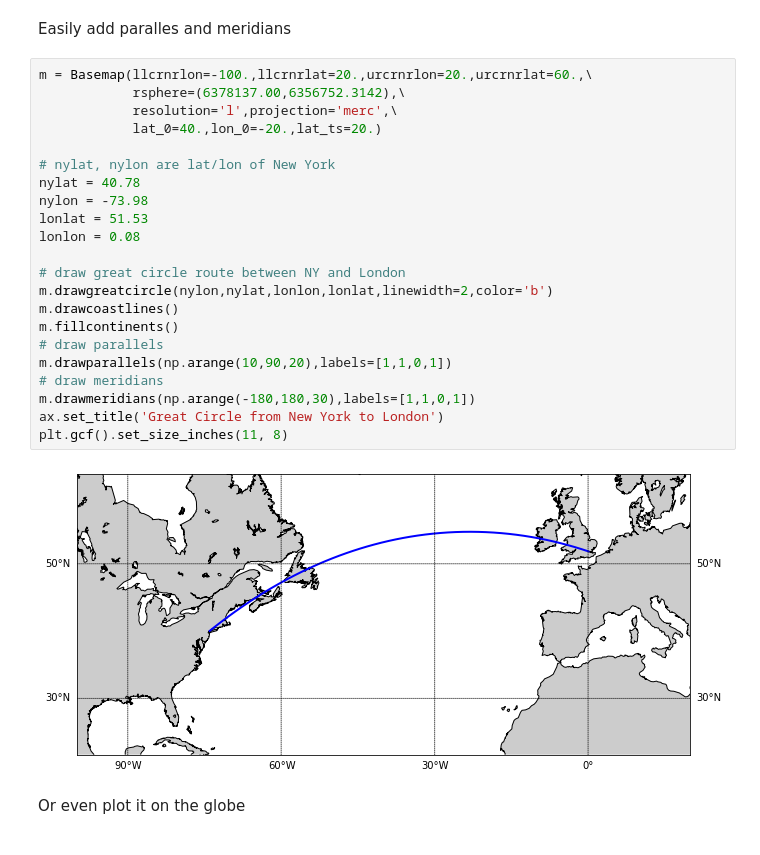
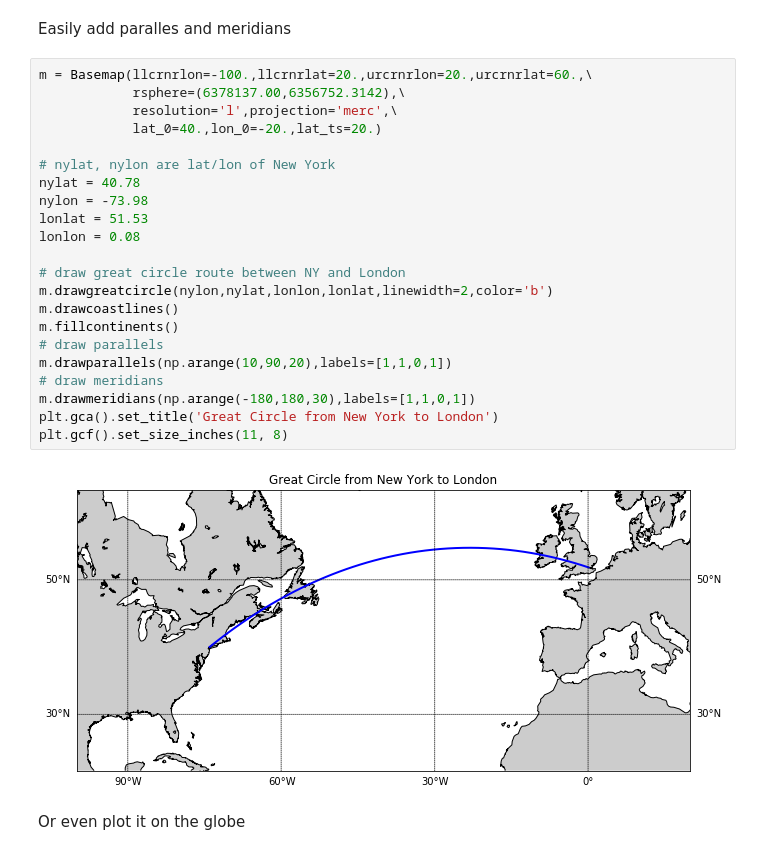
Before and after one commit to DataForScience/DataViz, a Jupyter notebook: Part II - Mapping.ipynb, the cells around one changed output. Drawn from its saved outputs; the diff is of its cells as text.

```diff
--- a/Mapping.ipynb
+++ b/Part II - Mapping.ipynb
@@ -315,27 +315,27 @@ Easily add paralles and meridians
 # %%
 m = Basemap(llcrnrlon=-100.,llcrnrlat=20.,urcrnrlon=20.,urcrnrlat=60.,\
             rsphere=(6378137.00,6356752.3142),\
             resolution='l',projection='merc',\
             lat_0=40.,lon_0=-20.,lat_ts=20.)
 
 # nylat, nylon are lat/lon of New York
 nylat = 40.78
 nylon = -73.98
 lonlat = 51.53
 lonlon = 0.08
 
 # draw great circle route between NY and London
 m.drawgreatcircle(nylon,nylat,lonlon,lonlat,linewidth=2,color='b')
 m.drawcoastlines()
 m.fillcontinents()
 # draw parallels
 m.drawparallels(np.arange(10,90,20),labels=[1,1,0,1])
 # draw meridians
 m.drawmeridians(np.arange(-180,180,30),labels=[1,1,0,1])
-ax.set_title('Great Circle from New York to London')
+plt.gca().set_title('Great Circle from New York to London')
 plt.gcf().set_size_inches(11, 8)
 # %% [output]
-[figure, old version]
+[figure, new version]
 # %% [markdown]
 Or even plot it on the globe
 # %%
```
Also changed, not shown: parts of 2 cells of this notebook, 3 other files.
